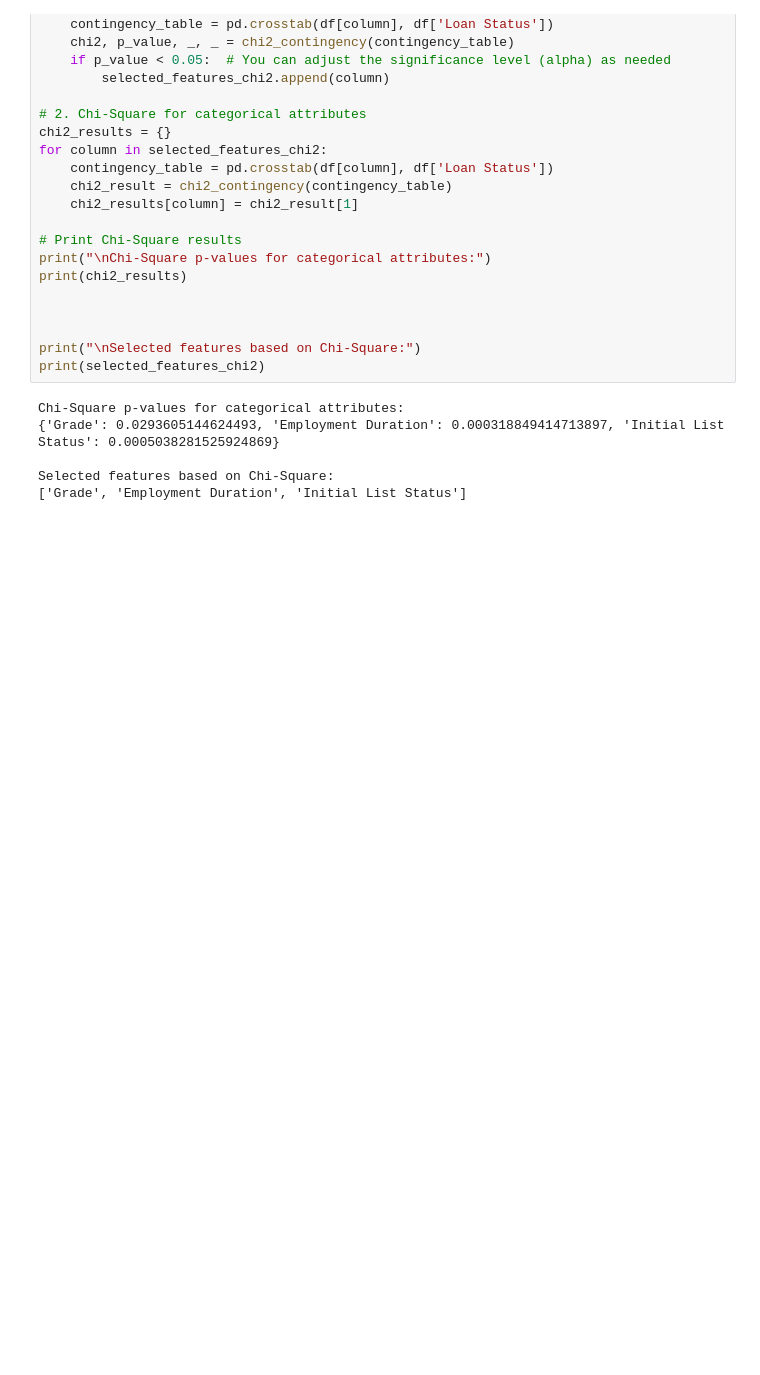
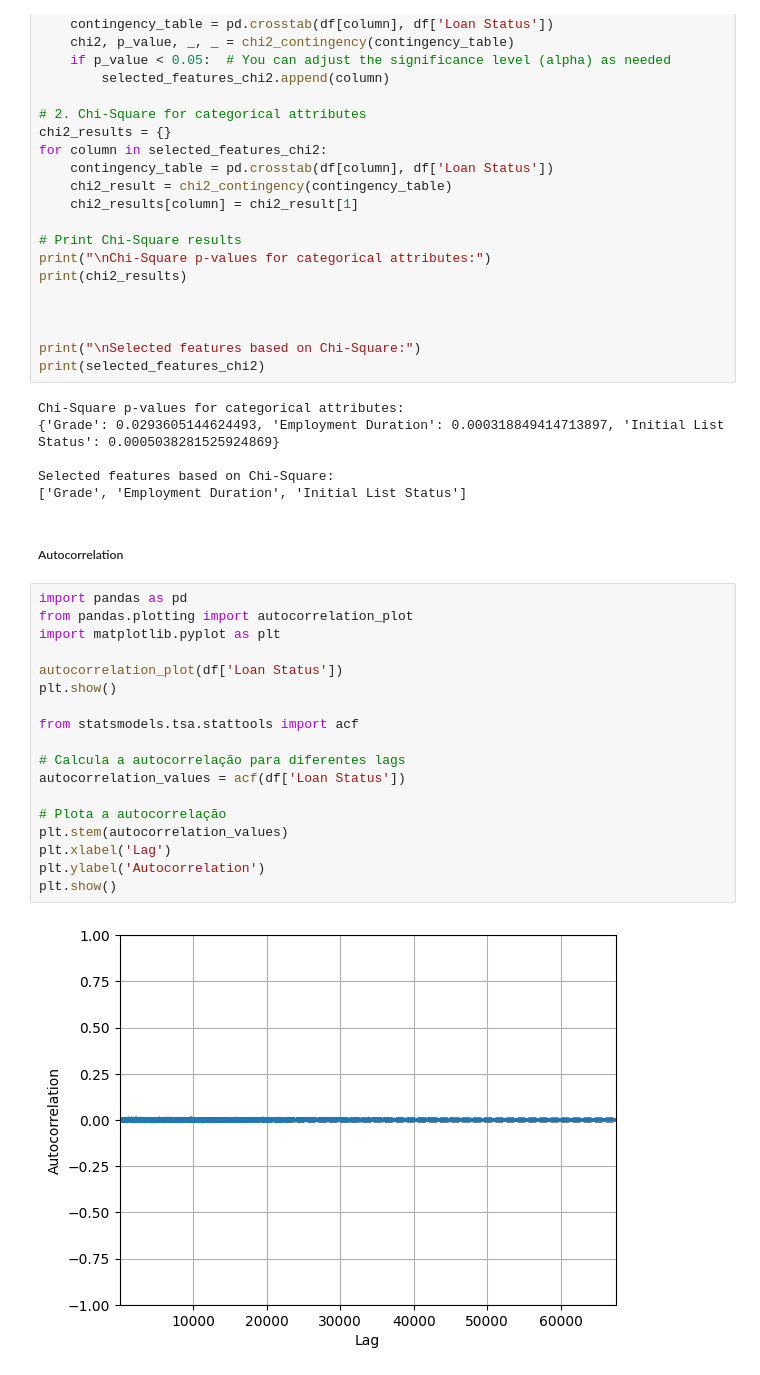
Before and after one commit to tassiogomes/MINDD-ISEP, a Jupyter notebook: Project1.ipynb, the cells around one changed output. Drawn from its saved outputs; the diff is of its cells as text; blank space fills up the shorter version.

```diff
--- a/Project1.ipynb
+++ b/Project1.ipynb
@@ -169,3 +169,25 @@ Chi-Square p-values for categorical attributes:
 
 Selected features based on Chi-Square:
 ['Grade', 'Employment Duration', 'Initial List Status']
+# %% [markdown]
+#####  Autocorrelation
+# %%
+import pandas as pd
+from pandas.plotting import autocorrelation_plot
+import matplotlib.pyplot as plt
+
+autocorrelation_plot(df['Loan Status'])
+plt.show()
+
+from statsmodels.tsa.stattools import acf
+
+# Calcula a autocorrelação para diferentes lags
+autocorrelation_values = acf(df['Loan Status'])
+
+# Plota a autocorrelação
+plt.stem(autocorrelation_values)
+plt.xlabel('Lag')
+plt.ylabel('Autocorrelation')
+plt.show()
+# %% [output]
+[figure, added]
```
Also changed, not shown: parts of 1 cell of this notebook.
